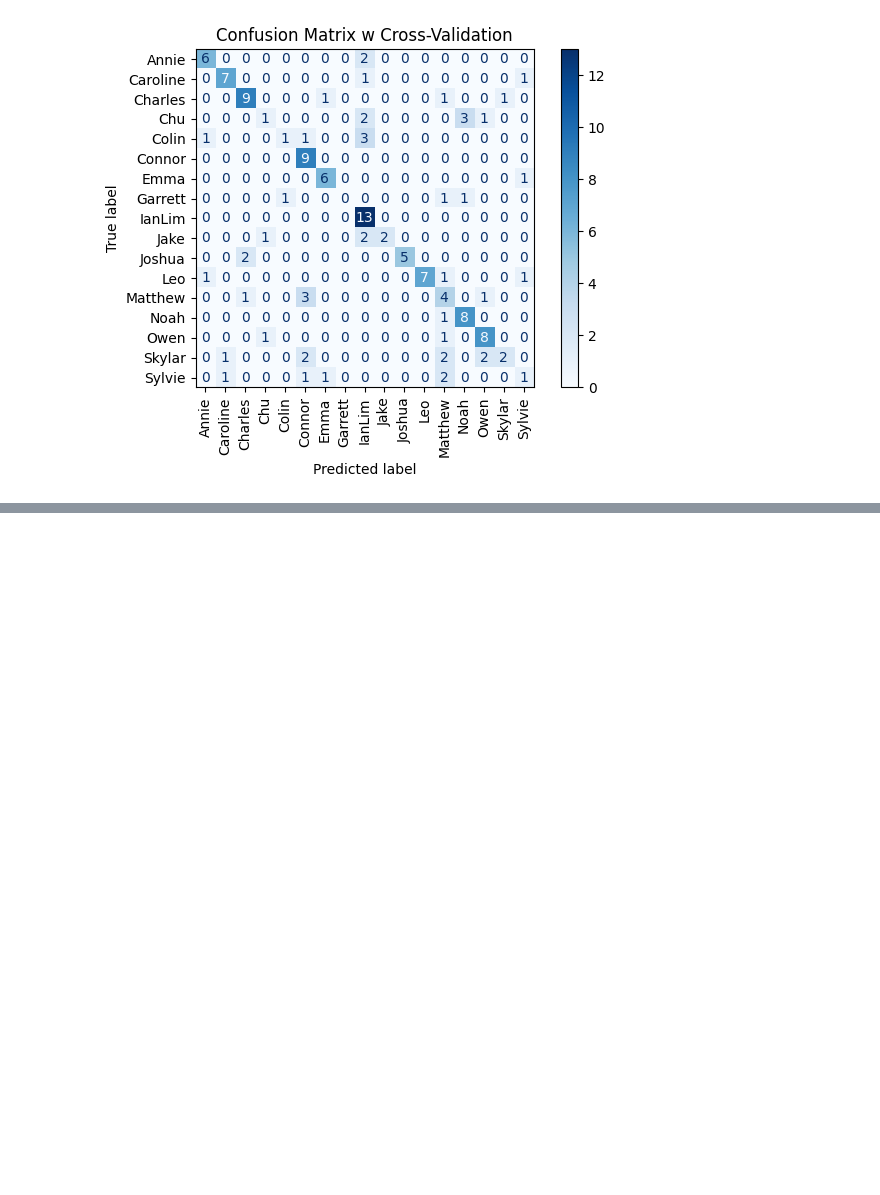
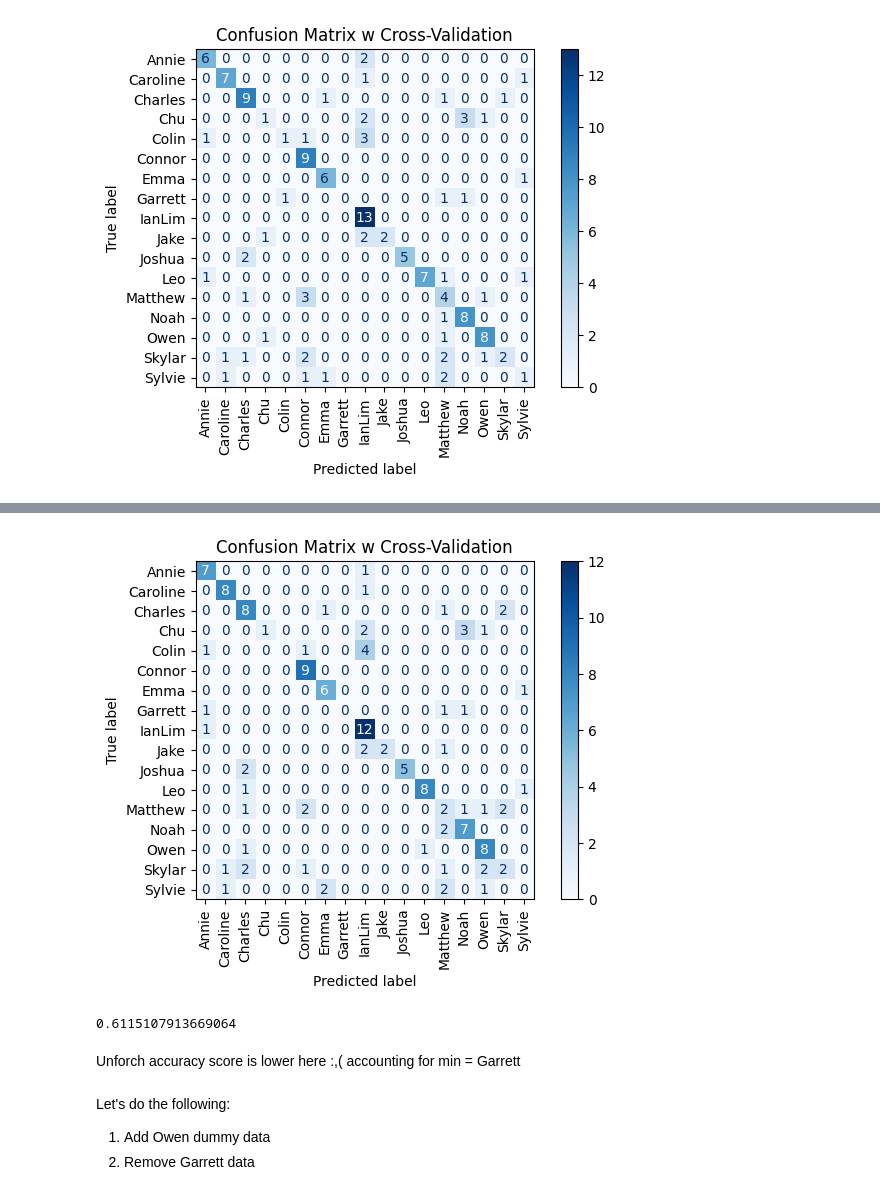
Before and after one commit to xuyfe/eigenjumps, a Jupyter notebook: linalg_svm.ipynb, the cells around one changed output, grey strips where cells are left out. Cells and saved outputs as stored; diff of their text form; code cells hidden in the pictures; blank space fills up the shorter version.

```diff
--- a/linalg_svm.ipynb
+++ b/linalg_svm.ipynb
@@ -251,0 +308,33 @@ plt.show()
+# %%
+# Create pipeline for SVM
+svm_pipeline = make_pipeline(
+    StandardScaler(), # normalizing features
+    SVC(kernel='rbf', C=1, gamma='scale')
+)
+
+# Stratified CV
+skf = StratifiedKFold(n_splits=3, shuffle=True, random_state=42)
+scores = cross_val_score(svm_pipeline, X, y, cv=skf)
+
+y_pred = cross_val_predict(svm_pipeline, X, y, cv=skf)
+# %%
+
+cm = confusion_matrix(y, y_pred)
+disp = ConfusionMatrixDisplay(confusion_matrix=cm, display_labels=np.unique(y))
+disp.plot(cmap='Blues', xticks_rotation=90)
+plt.title("Confusion Matrix w Cross-Validation")
+plt.tight_layout()
+plt.show()
+# %% [output]
+[figure, added]
+# %%
+print(accuracy_score(y, y_pred))
+# %% [output]
+0.6115107913669064
+# %% [markdown]
+Unforch accuracy score is lower here :,( accounting for min = Garrett
+# %% [markdown]
+Let's do the following:
+
+1.   Add Owen dummy data
+2.   Remove Garrett data
```
Also changed, not shown: parts of 22 cells of this notebook.
